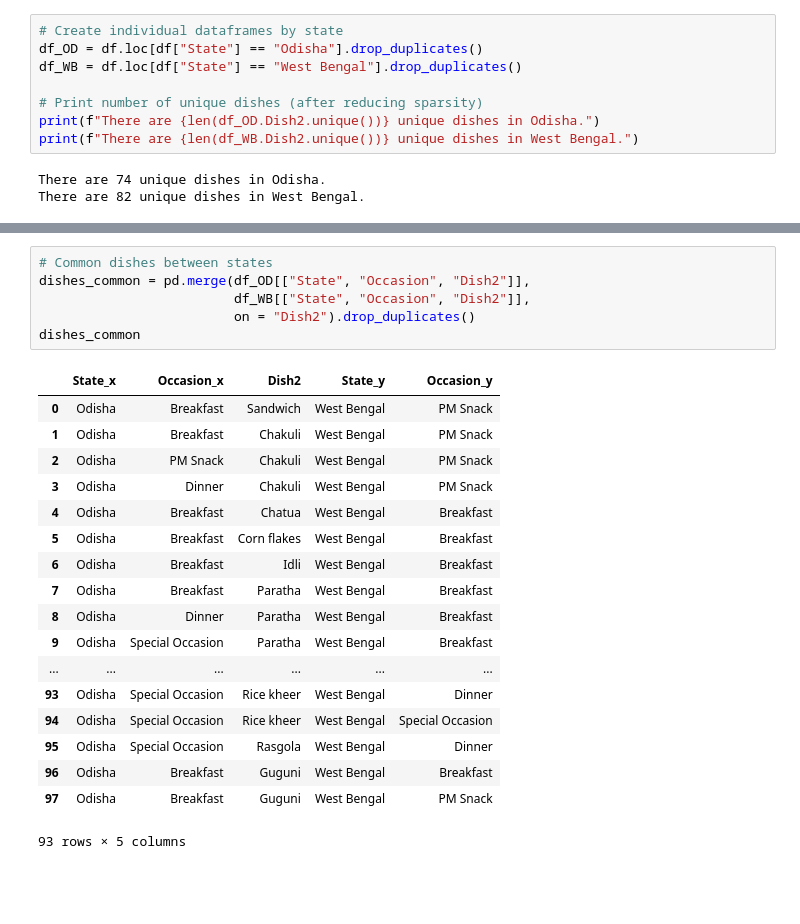
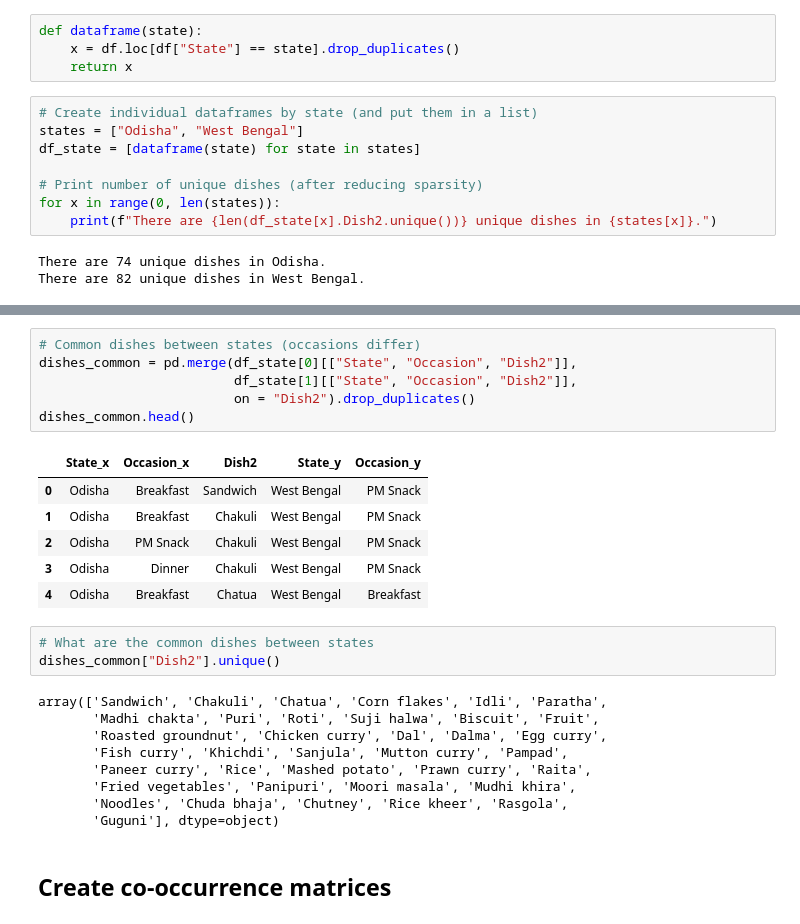
Before and after one commit to rochiecuevas/FoodChoice, a Jupyter notebook: Expert_Elicitation.ipynb, the cells around one changed output, grey strips where cells are left out. Drawn from its saved outputs; the diff is of its cells as text; blank space fills up the shorter version.

```diff
--- a/Expert_Elicitation.ipynb
+++ b/Expert_Elicitation.ipynb
@@ -32,14 +36,18 @@ df.head()
 | 4 | 5 | Odisha | Breakfast | Chole/Guguni | Chole |
 # %% [markdown]
 ## Explore the dataset
+# %%
+def dataframe(state):
+    x = df.loc[df["State"] == state].drop_duplicates()
+    return x
 # %%
-# Create individual dataframes by state
-df_OD = df.loc[df["State"] == "Odisha"].drop_duplicates()
-df_WB = df.loc[df["State"] == "West Bengal"].drop_duplicates()
+# Create individual dataframes by state (and put them in a list)
+states = ["Odisha", "West Bengal"]
+df_state = [dataframe(state) for state in states]
 
 # Print number of unique dishes (after reducing sparsity)
-print(f"There are {len(df_OD.Dish2.unique())} unique dishes in Odisha.")
-print(f"There are {len(df_WB.Dish2.unique())} unique dishes in West Bengal.")
+for x in range(0, len(states)):
+    print(f"There are {len(df_state[x].Dish2.unique())} unique dishes in {states[x]}.")
 # %% [output]
 There are 74 unique dishes in Odisha.
 There are 82 unique dishes in West Bengal.
@@ -93,25 +77,27 @@ dish_grouped2.sort_values("Count", ascending = False)
 # %%
-# Common dishes between states
-dishes_common = pd.merge(df_OD[["State", "Occasion", "Dish2"]],
-                         df_WB[["State", "Occasion", "Dish2"]],
+# Common dishes between states (occasions differ)
+dishes_common = pd.merge(df_state[0][["State", "Occasion", "Dish2"]],
+                         df_state[1][["State", "Occasion", "Dish2"]],
                          on = "Dish2").drop_duplicates()
-dishes_common
+dishes_common.head()
 # %% [output]
 |  | State_x | Occasion_x | Dish2 | State_y | Occasion_y |
 | 0 | Odisha | Breakfast | Sandwich | West Bengal | PM Snack |
 | 1 | Odisha | Breakfast | Chakuli | West Bengal | PM Snack |
 | 2 | Odisha | PM Snack | Chakuli | West Bengal | PM Snack |
 | 3 | Odisha | Dinner | Chakuli | West Bengal | PM Snack |
 | 4 | Odisha | Breakfast | Chatua | West Bengal | Breakfast |
-| 5 | Odisha | Breakfast | Corn flakes | West Bengal | Breakfast |
-| 6 | Odisha | Breakfast | Idli | West Bengal | Breakfast |
-| 7 | Odisha | Breakfast | Paratha | West Bengal | Breakfast |
-| 8 | Odisha | Dinner | Paratha | West Bengal | Breakfast |
-| 9 | Odisha | Special Occasion | Paratha | West Bengal | Breakfast |
-| ... | ... | ... | ... | ... | ... |
-| 93 | Odisha | Special Occasion | Rice kheer | West Bengal | Dinner |
-| 94 | Odisha | Special Occasion | Rice kheer | West Bengal | Special Occasion |
-| 95 | Odisha | Special Occasion | Rasgola | West Bengal | Dinner |
-| 96 | Odisha | Breakfast | Guguni | West Bengal | Breakfast |
-| 97 | Odisha | Breakfast | Guguni | West Bengal | PM Snack |
-93 rows × 5 columns
+# %%
+# What are the common dishes between states
+dishes_common["Dish2"].unique()
+# %% [output]
+array(['Sandwich', 'Chakuli', 'Chatua', 'Corn flakes', 'Idli', 'Paratha',
+       'Madhi chakta', 'Puri', 'Roti', 'Suji halwa', 'Biscuit', 'Fruit',
+       'Roasted groundnut', 'Chicken curry', 'Dal', 'Dalma', 'Egg curry',
+       'Fish curry', 'Khichdi', 'Sanjula', 'Mutton curry', 'Pampad',
+       'Paneer curry', 'Rice', 'Mashed potato', 'Prawn curry', 'Raita',
+       'Fried vegetables', 'Panipuri', 'Moori masala', 'Mudhi khira',
+       'Noodles', 'Chuda bhaja', 'Chutney', 'Rice kheer', 'Rasgola',
+       'Guguni'], dtype=object)
+# %% [markdown]
+## Create co-occurrence matrices
```
Also changed, not shown: parts of 7 cells of this notebook.
